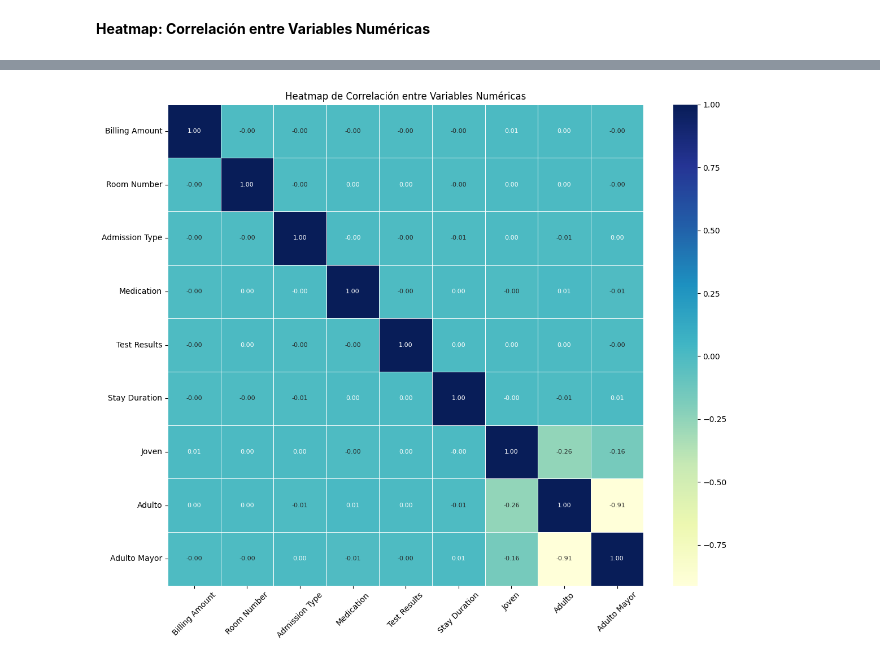
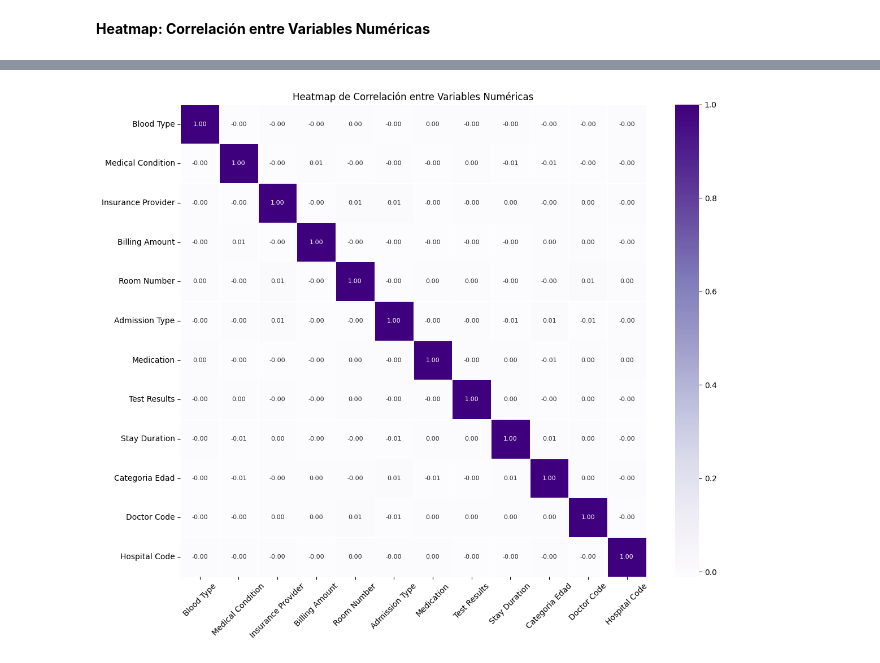
Before and after one commit to AI-School-F5-P3/EquiHealth, a Jupyter notebook: eda.ipynb, the cells around one changed output, grey strips where cells are left out. Cells and saved outputs as stored; diff of their text form; code cells hidden in the pictures.

```diff
--- a/eda.ipynb
+++ b/eda.ipynb
@@ -670,3 +681,5 @@ Adulto Mayor            int64
 Doctor Code             int64
 Hospital Code           int64
 dtype: object
+# %%
+df_mol = pd.read_csv('file\healthcare_dataset_limpio.csv')
@@ -673,21 +695,24 @@ dtype: object
 # %%
 # Seleccionar solo las columnas numéricas
-numeric_columns = ['Billing Amount', 'Room Number', 'Admission Type',
-                   'Medication', 'Test Results', 'Stay Duration',
-                   'Joven', 'Adulto', 'Adulto Mayor']  # Solo columnas numéricas relevantes
-numeric_df = df_clean[numeric_columns]
+
+numeric_columns = ['Blood Type', 'Medical Condition', 'Insurance Provider',
+       'Billing Amount', 'Room Number', 'Admission Type', 'Medication',
+       'Test Results', 'Stay Duration', 'Categoria Edad', 'Doctor Code',
+       'Hospital Code']
+                   # Solo columnas numéricas relevantes
+numeric_df = df_mol[numeric_columns]
 
 # Calcular la matriz de correlación
 correlation = numeric_df.corr()
 
 # Crear heatmap
 plt.figure(figsize=(12, 10))  # Aumenta el tamaño de la figura
-sns.heatmap(correlation, annot=True, cmap='YlGnBu', linewidths=0.5,
+sns.heatmap(correlation, annot=True, cmap='Purples', linewidths=0.5,
             fmt=".2f", annot_kws={"size": 8})  # Reducción del tamaño de fuente
 plt.xticks(rotation=45)  # Rotar etiquetas del eje x
 plt.yticks(rotation=0)   # Etiquetas del eje y sin rotar
 plt.title('Heatmap de Correlación entre Variables Numéricas')
 plt.tight_layout()  # Ajustar layout para evitar recortes
 plt.show()
 # %% [output]
-[figure, old version]
+[figure, new version]
```
Also changed, not shown: parts of 17 cells of this notebook, 2 other files.
